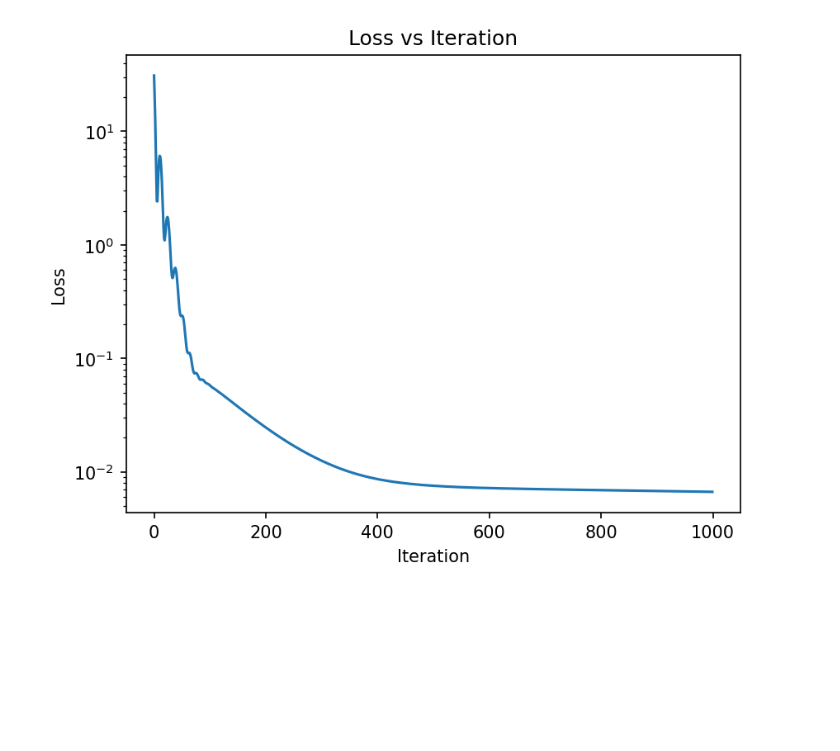
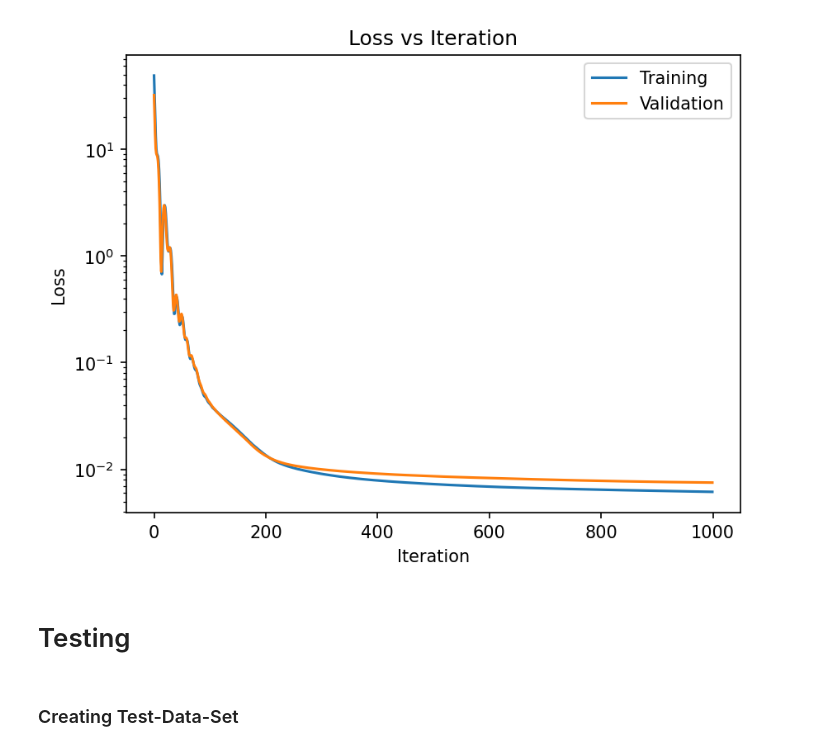
Before and after one commit to francescococetta/ictp2024_project10, a Jupyter notebook: scripts/1_hour_input_not_normalized.ipynb, the cells around one changed output. Cells and saved outputs as stored; diff of their text form; code cells hidden in the pictures; blank space fills up the shorter version.

Commit message:
added partitioning, shuffeling, validation

```diff
--- a/scripts/1_hour_input_not_normalized.ipynb
+++ b/scripts/1_hour_input_not_normalized.ipynb
@@ -24,0 +29,21 @@ index_test = [i for i in ind if i % 7 in [5,6]]
+# %%
+num_t = len(data_x[0])
+ind = np.arange(num_t)
+train_prop, val_prop, test_prop = 0.7, 0.15, 0.15
+
+# 10 days train, 2 days validation, 2 days test
+index_train = [i for i in ind if i % (14 * 24) in np.arange(10 * 24)]
+index_val = [i for i in ind if i % (14 * 24) in np.arange(10 * 24, 12 * 24)]
+index_test = [i for i in ind if i % (14 * 24) in np.arange(12 * 24, 14 * 24)]
+
+print("Train, first and last: ", [index_train[0], index_train[-1]])
+print("Validation, first and last: ", [index_val[0], index_val[-1]])
+print("Test, first and last: ", [index_test[0], index_test[-1]])
+print("Train set size: ", len(index_train))
+print("Validation set size: ", len(index_val))
+print("Test set size: ", len(index_test))
+print("Sum of sizes:", sum([len(index_train), len(index_val), len(index_test)]))
+
+# shuffle training and validation sets in place
+random.shuffle(index_train)
+random.shuffle(index_val)
@@ -41,0 +70,8 @@ plt.legend()
+# %%
+n = len(index_val)
+x_val = torch.ones(n,9)
+y_val = torch.ones(n,1)
+for i in range(n):
+    for j in range(9):
+        x_val[i][j]= data_x[j][index_val[i]]
+    y_val[i] = data_y[index_val[i]]
@@ -99,11 +145,23 @@ def train_step(model, loss_fn, optimizer):
 
     loss = loss.item()
     return loss
+# %%
+def validate_step(model, loss_fn, optimizer):
+    # Set the model to training mode - important for batch normalization and dropout layers
+    # Unnecessary in this situation but added for best practices
+
+    pred = model(x_val)
+    loss = loss_fn(pred, y_val)
+
+    loss = loss.item()
+    return loss
 # %%
 epochs = 1000
 Loss = np.zeros(epochs)
+V_Loss = np.zeros(epochs)
 for t in range(epochs):
     Loss[t] = train_step(neural_net, loss_fn, optimizer)
+    V_Loss[t] = validate_step(neural_net, loss_fn, optimizer)
     if np.mod(t, 200) == 0:
         print(f"Loss at Epoch {t+1} is ", Loss[t])
 # %% [output]
@@ -115,13 +173,19 @@ Loss at Epoch 801 is  0.006908040028065443
 # %%
 plt.figure(dpi=150)
-plt.plot(Loss)
+plt.plot(Loss, label = "Training")
+plt.plot(V_Loss, label = "Validation")
 plt.xlabel("Iteration")
 plt.ylabel("Loss")
 plt.yscale("log")
 plt.title("Loss vs Iteration")
+plt.legend()
 plt.show()
 # %% [output]
-[figure, old version]
+[figure, new version]
+# %% [markdown]
+# Testing
+# %% [markdown]
+### Creating Test-Data-Set
 # %%
 n = len(index_test)
 xt = torch.ones(n,9)
```
Also changed, not shown: parts of 21 cells of this notebook.
